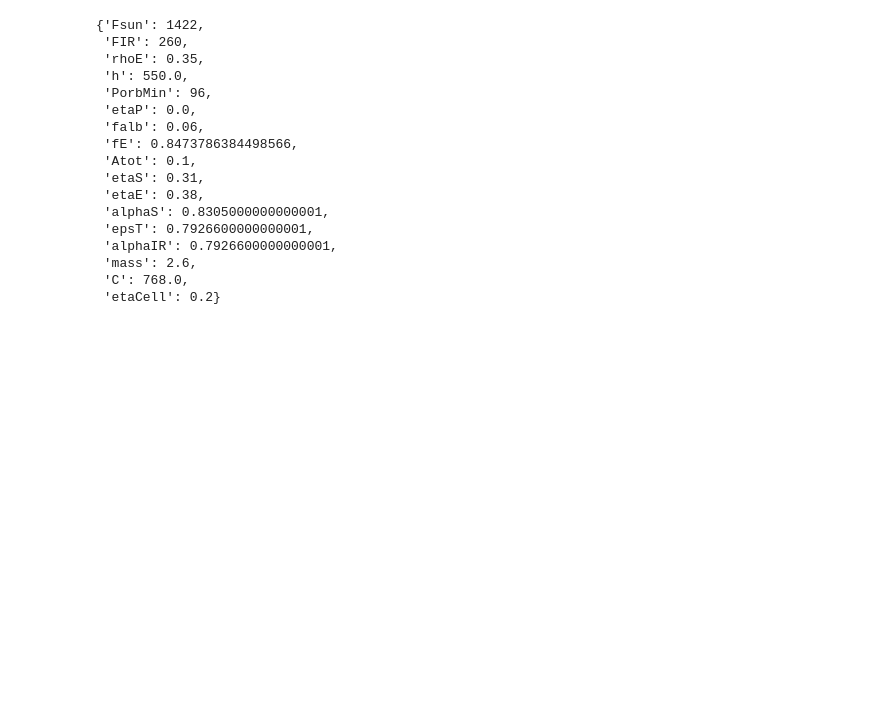
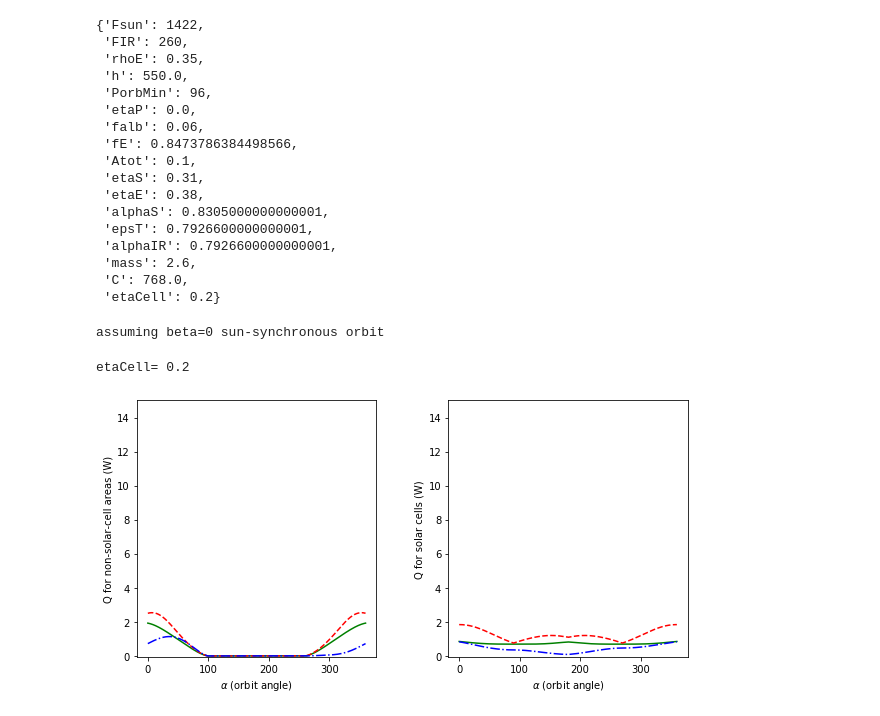
Before and after one commit to ivezic/CubeSats, a Jupyter notebook: notebooks/SOCiHotCold.ipynb, the cells around one changed output. Drawn from its saved outputs; the diff is of its cells as text; code cells hidden in the pictures; blank space fills up the shorter version.

```diff
--- a/notebooks/SOCiHotCold.ipynb
+++ b/notebooks/SOCiHotCold.ipynb
@@ -349,0 +390,39 @@ hotSOCi
+# %%
+# set default SOCi parameters
+SOCi = getInputParamsSOCi()
+coldSOCi = s.getInputParamsCold(getInputParamsSOCi())
+hotSOCi = s.getInputParamsHot(getInputParamsSOCi())
+# %%
+cold = True
+if cold:
+    # beta=0 orbit
+    alphaOrbit, fEcl, fAlb, areaS, areaE, etaS, etaE = s.getAreasForOrbitImagingMode(50, beta0=True)
+    case = coldSOCi
+else:
+    # beta=90 orbit
+    alphaOrbit, fEcl, fAlb, areaS, areaE, etaS, etaE = s.getAreasForOrbitImagingMode(50, beta0=False)
+    case = hotSOCi
+realAreaFac, realAlpha, realEps = s.getSOCiRealAreas(SolarCells=False)
+realAreaFacCells, realAlphaCells, realEpsCells = s.getSOCiRealAreas(SolarCells=True)
+# %% [output]
+assuming beta=0 sun-synchronous orbit
+# %%
+case = hotSOCi
+# %%
+QsunNotCell = s.getQsunOrbit(case, areaS, realAreaFac, realAlpha, fEcl)
+QsunSolCell = s.getQsunOrbit(case, areaS, realAreaFacCells, realAlphaCells, fEcl)
+QrefNotCell = s.getQrefOrbit(case, areaE, realAreaFac, realAlpha, fEcl, fAlb)
+QrefSolCell = s.getQrefOrbit(case, areaE, realAreaFacCells, realAlphaCells, fEcl, fAlb)
+QIR = s.getQIROrbit(coldSOCi, areaE, realAreaFac, realEps)
+etaCell = case['etaCell']
+print('etaCell=', etaCell)
+QheatSol, QheatRef, QheatIR, Qcharge = s.sumQsForAllSides(QsunNotCell, QsunSolCell, QrefNotCell, QrefSolCell, QIR, etaCell)
+QheatTotal = QheatSol + QheatRef + QheatIR
+# %% [output]
+etaCell= 0.2
+# %%
+# plotQs(alphaOrbit, QsunNotCell, QsunSolCell)
+# plotQs(alphaOrbit, QrefNotCell, QrefSolCell)
+plotQs(alphaOrbit, QrefNotCell, QIR)
+# %% [output]
+[figure, added]
```
Also changed, not shown: parts of 14 cells of this notebook, 7 other files.
